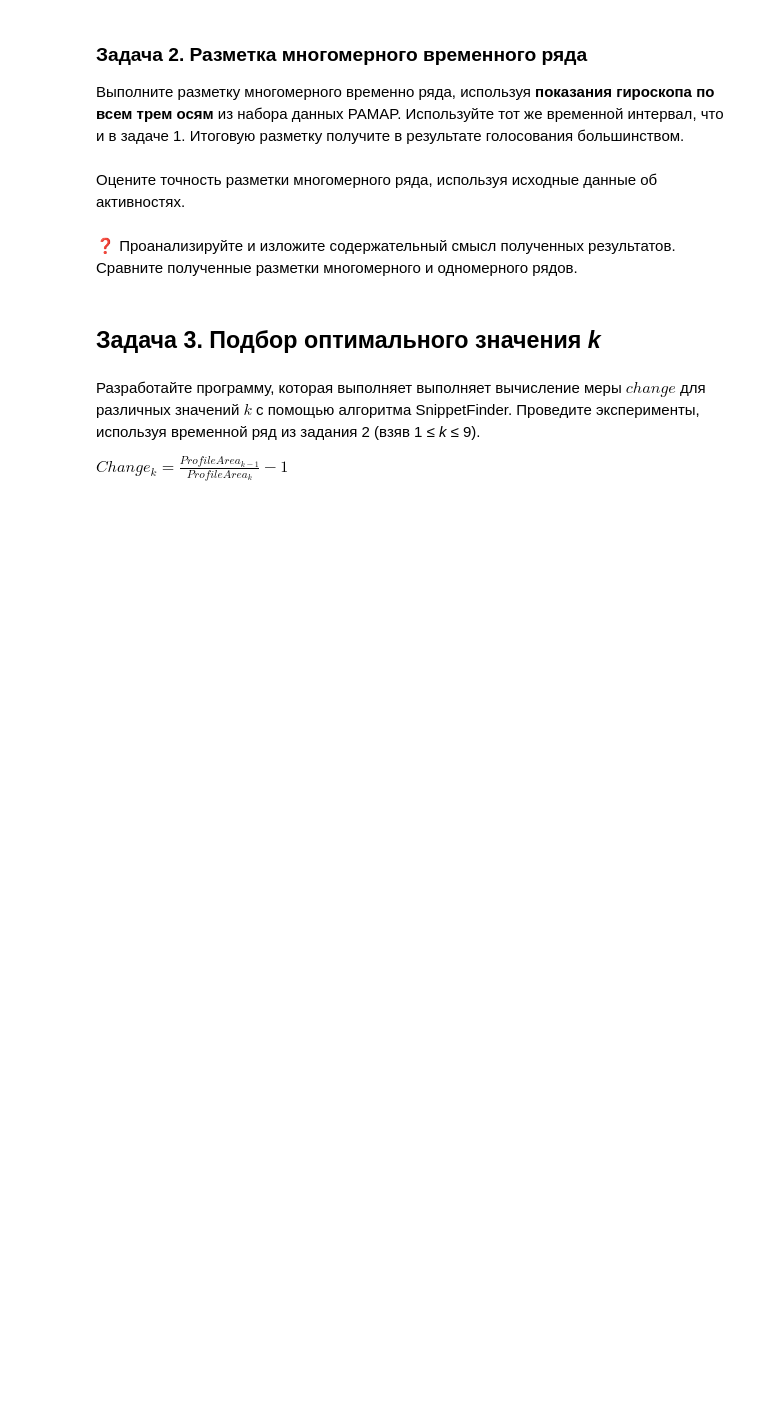
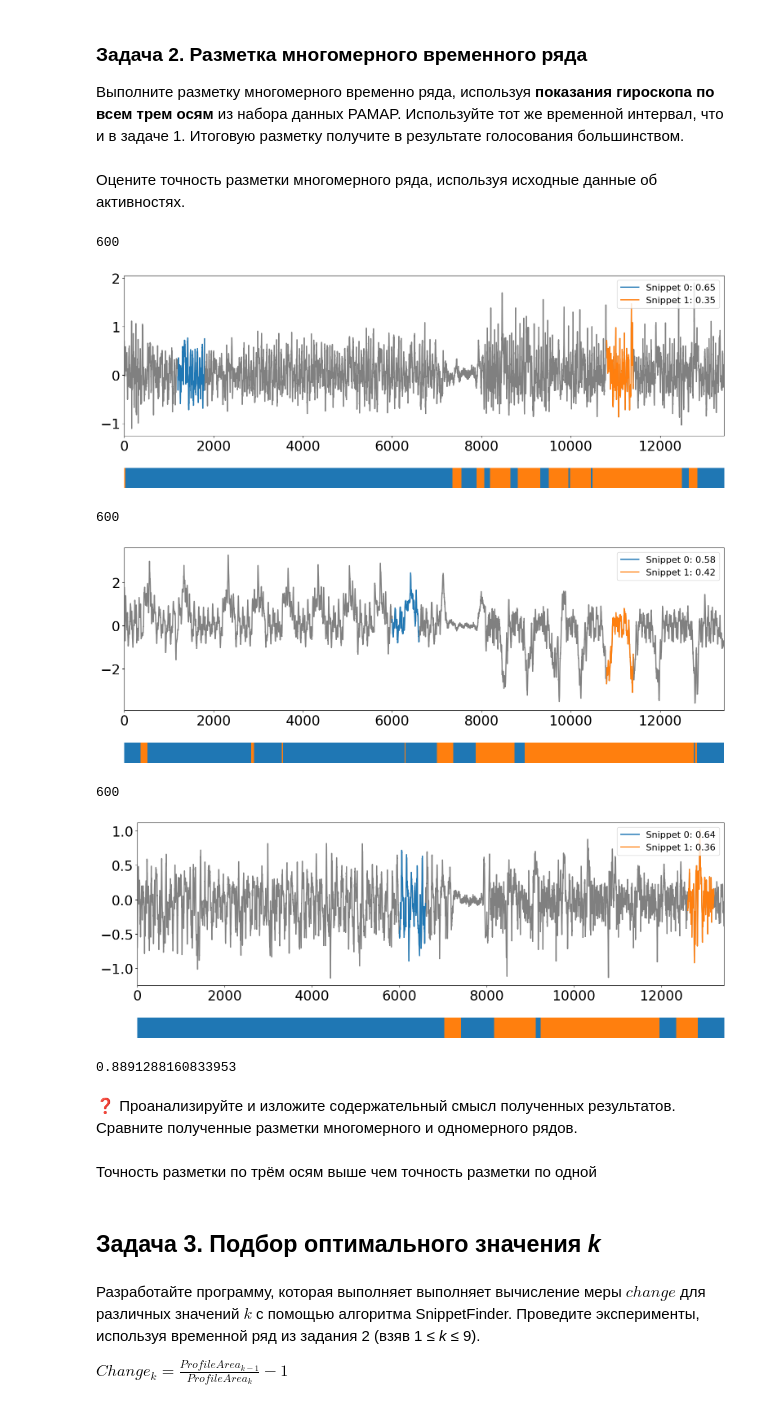
Before and after one commit to sgordeeva/2024-Gordeeva-TimeSeriesCourse, a Jupyter notebook: practice/05 Snippets/05 Snippets.ipynb, the cells around one changed output. Drawn from its saved outputs; the diff is of its cells as text; code cells hidden in the pictures; blank space fills up the shorter version.

```diff
--- a/practice/05 Snippets/05 Snippets.ipynb
+++ b/practice/05 Snippets/05 Snippets.ipynb
@@ -109,0 +108,30 @@ accuracy_score(activity_ids, snp_activity_ids)
+# %%
+ts_url = './datasets/PAMAP/PAMAP.txt'
+ts = np.loadtxt(ts_url)
+
+timestamps = ts[0]
+x_data = ts[10]
+y_data = ts[11]
+z_data = ts[12]
+activity_ids = ts[1]
+
+x_data = x_data[np.where((timestamps >= 1790) & (timestamps <= 1930))]
+y_data = y_data[np.where((timestamps >= 1790) & (timestamps <= 1930))]
+z_data = z_data[np.where((timestamps >= 1790) & (timestamps <= 1930))]
+
+activity_ids = activity_ids[np.where((timestamps >= 1790)
+                                   & (timestamps <= 1930))]
+activity_ids -= activity_ids.min()
+# %%
+# поиск сниппетов
+x_snp, y_snp, z_snp = (snippets(data, 600, 2, percentage=0.5) for data in (x_data, y_data, z_data))
+
+for data, snp in zip((x_data, y_data, z_data), (x_snp, y_snp, z_snp)):
+    plot_snippets(data, snp)
+# %% [output]
+600
+[figure, added]
+600
+[figure, added]
+600
+[figure, added]
@@ -110,5 +157,14 @@ accuracy_score(activity_ids, snp_activity_ids)
+# %%
+# оценка точности
+from sklearn.metrics import accuracy_score
+
+accuracy_score(activity_ids, snp_activity_ids)
+# %% [output]
+0.8891288160833953
 # %% [markdown]
 ❓ Проанализируйте и изложите содержательный смысл полученных результатов. Сравните полученные разметки многомерного и одномерного рядов.
+# %% [markdown]
+Точность разметки по трём осям выше чем точность разметки по одной
 # %% [markdown]
 ## Задача 3. Подбор оптимального значения _k_
 # %% [markdown]
```
Also changed, not shown: parts of 2 cells of this notebook.
